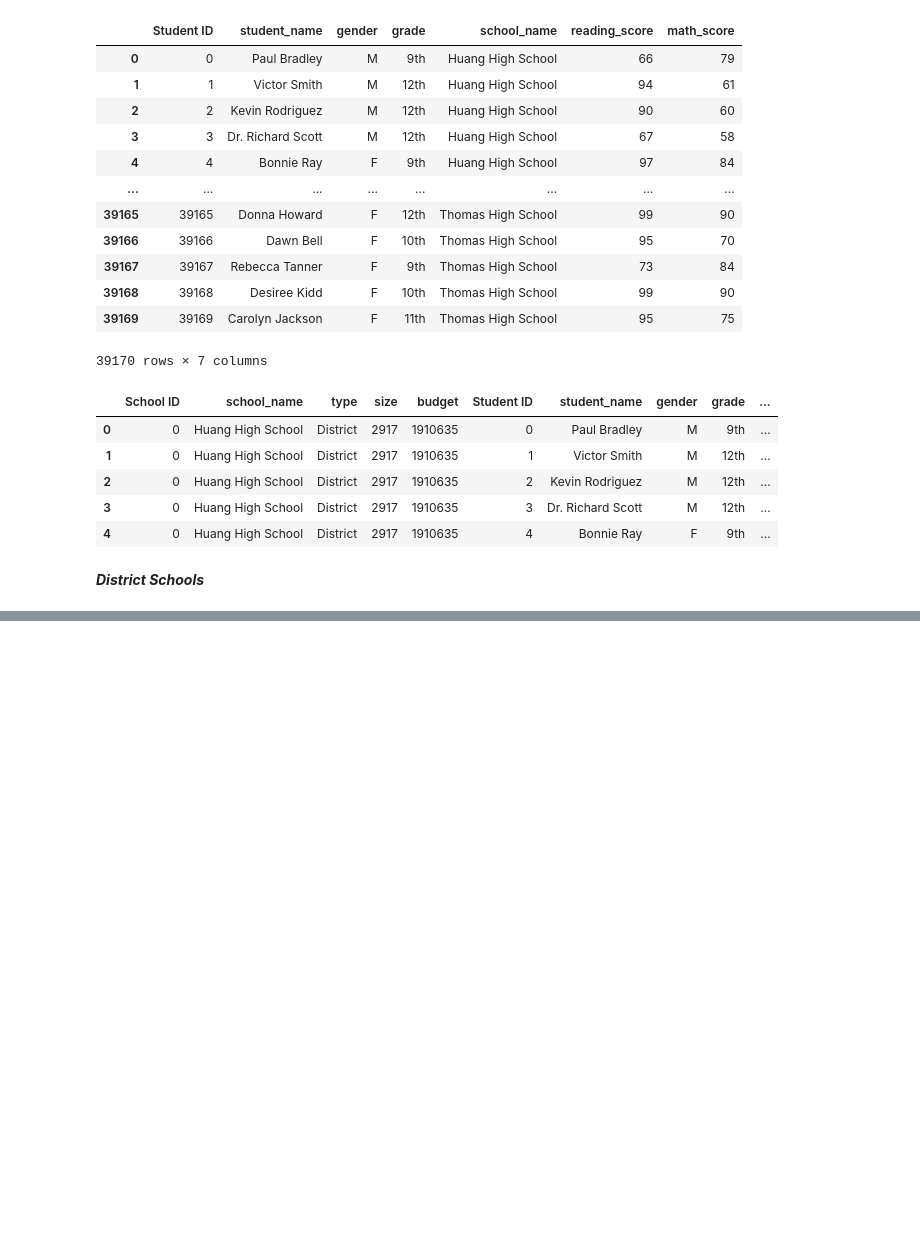
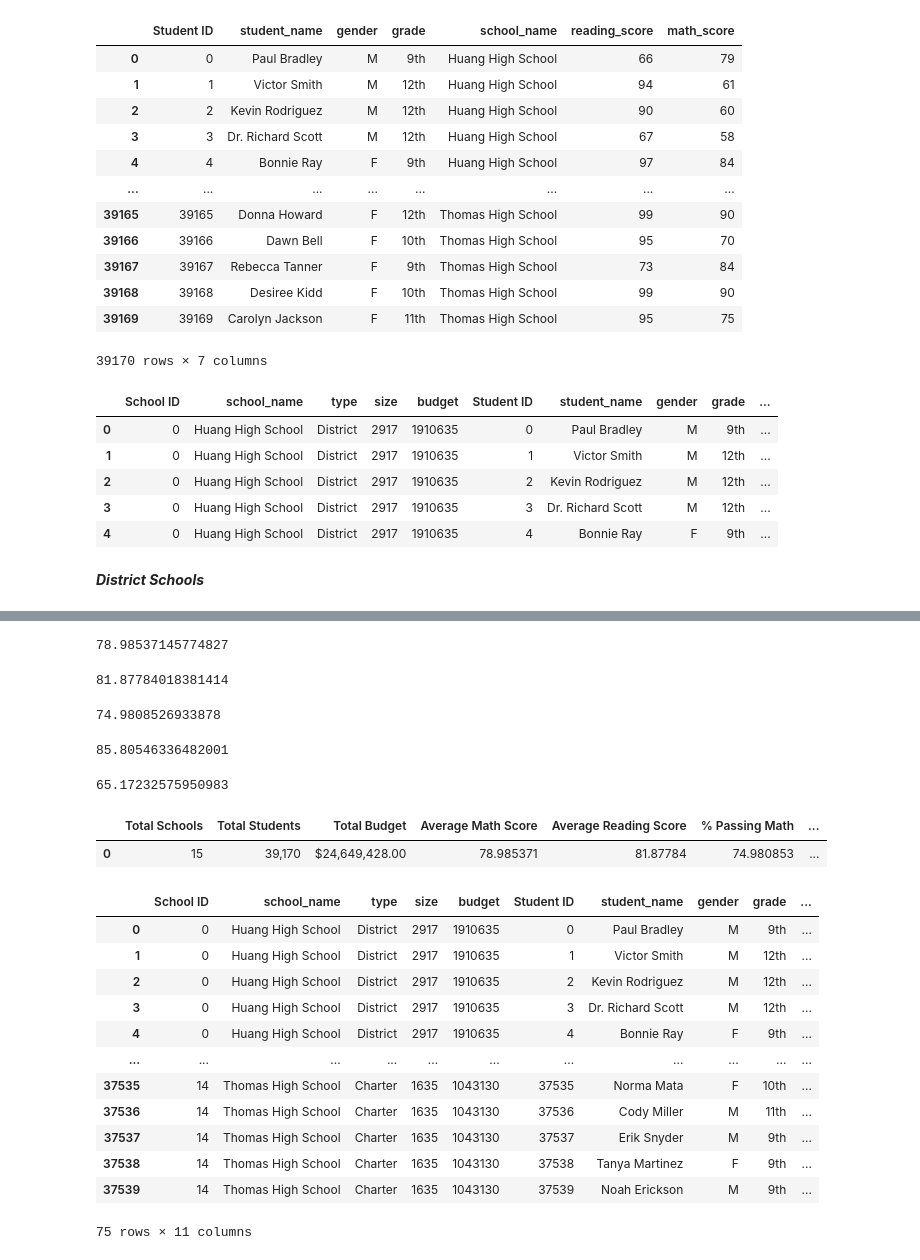
Before and after one commit to FarrukhSultani/Panda-challenge, a Jupyter notebook: PyCitySchools/Pandas_Challenge.ipynb, the cells around one changed output, grey strips where cells are left out. Cells and saved outputs as stored; diff of their text form; code cells hidden in the pictures; blank space fills up the shorter version.

```diff
--- a/PyCitySchools/Pandas_Challenge.ipynb
+++ b/PyCitySchools/Pandas_Challenge.ipynb
@@ -65,8 +64,0 @@ KeyError: 'schools_df'
-# %%
-#Total students
-school_data_complete = pd.merge(schools_df , students_df , how="left", on=["school_name", "school_name"])
-schools_count = len(school_data_complete["school_name"].unique())
-students_count = school_data_complete["student ID"].count()
-
-print(schools_count)
-print(students_count)
@@ -79,10 +77,71 @@ total budget
 # %%
 #Average math score
+average_math_score = school_data_complete["math_score"].mean()
+average_math_score
+# %% [output]
+78.98537145774827
 # %%
 #Average reading score
+average_reading_score = school_data_complete["reading_score"].mean()
+average_reading_score
+# %% [output]
+81.87784018381414
 # %%
 # % passing math (the percentage of students who passed math)
+passing_math_count = school_data_complete[(school_data_complete["math_score"] >= 70)].count()["student_name"]
+passing_math_percentage = passing_math_count / float(student_count) * 100
+passing_math_percentage
+# %% [output]
+74.9808526933878
 # %%
 # % passing reading (the percentage of students who passed reading)
+passing_reading_count = school_data_complete[(school_data_complete["reading_score"] >= 70)].count()["student_name"]
+passing_reading_percentage = passing_reading_count / float(student_count) * 100
+passing_reading_percentage
+# %% [output]
+85.80546336482001
 # %%
 # % overall passing (the percentage of students who passed math AND reading)
+passing_math_reading_count = school_data_complete[(school_data_complete["math_score"] >= 70) & (school_data_complete["reading_score"] >= 70)].count()["student_name"]
+overall_passing_rate = passing_math_reading_count /  float(student_count) * 100
+overall_passing_rate
+# %% [output]
+65.17232575950983
+# %%
+#DataFrame that summarizes key metrics about each school
+district_summary = pd.DataFrame({"Total Schools": school_count,
+                                "Total Students": student_count,
+                                "Total Budget": total_budget,
+                                "Average Math Score": average_math_score,
+                                "Average Reading Score": average_reading_score,
+                                "% Passing Math": passing_math_percentage,
+                                "% Passing Reading": passing_reading_percentage,
+                                "% Overall Passing Rate": [overall_passing_rate]})
+
+# Formatting
+district_summary["Total Students"] = district_summary["Total Students"].map("{:,}".format)
+district_summary["Total Budget"] = district_summary["Total Budget"].map("${:,.2f}".format)
+
+# Display the DataFrame
+district_summary
+# %% [output]
+|  | Total Schools | Total Students | Total Budget | Average Math Score | Average Reading Score | % Passing Math | ... |
+| 0 | 15 | 39,170 | $24,649,428.00 | 78.985371 | 81.87784 | 74.980853 | ... |
+# %%
+#School Summary
+grouped_school_df = school_data_complete.groupby(["school_name"])
+grouped_school_df.head()
+# %% [output]
+|  | School ID | school_name | type | size | budget | Student ID | student_name | gender | grade | ... |
+| 0 | 0 | Huang High School | District | 2917 | 1910635 | 0 | Paul Bradley | M | 9th | ... |
+| 1 | 0 | Huang High School | District | 2917 | 1910635 | 1 | Victor Smith | M | 12th | ... |
+| 2 | 0 | Huang High School | District | 2917 | 1910635 | 2 | Kevin Rodriguez | M | 12th | ... |
+| 3 | 0 | Huang High School | District | 2917 | 1910635 | 3 | Dr. Richard Scott | M | 12th | ... |
+| 4 | 0 | Huang High School | District | 2917 | 1910635 | 4 | Bonnie Ray | F | 9th | ... |
+| ... | ... | ... | ... | ... | ... | ... | ... | ... | ... | ... |
+| 37535 | 14 | Thomas High School | Charter | 1635 | 1043130 | 37535 | Norma Mata | F | 10th | ... |
+| 37536 | 14 | Thomas High School | Charter | 1635 | 1043130 | 37536 | Cody Miller | M | 11th | ... |
+| 37537 | 14 | Thomas High School | Charter | 1635 | 1043130 | 37537 | Erik Snyder | M | 9th | ... |
+| 37538 | 14 | Thomas High School | Charter | 1635 | 1043130 | 37538 | Tanya Martinez | F | 9th | ... |
+| 37539 | 14 | Thomas High School | Charter | 1635 | 1043130 | 37539 | Noah Erickson | M | 9th | ... |
+75 rows × 11 columns
```
Also changed, not shown: parts of 10 cells of this notebook, 2 other files.
